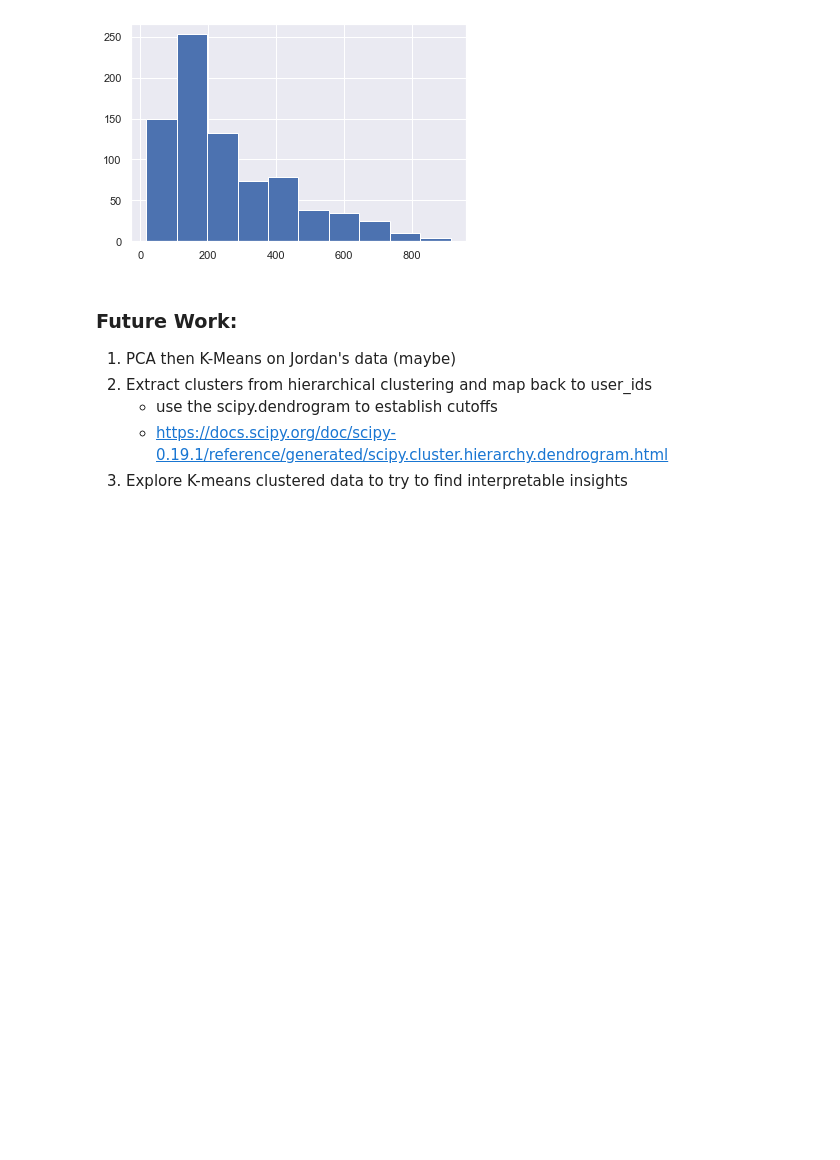
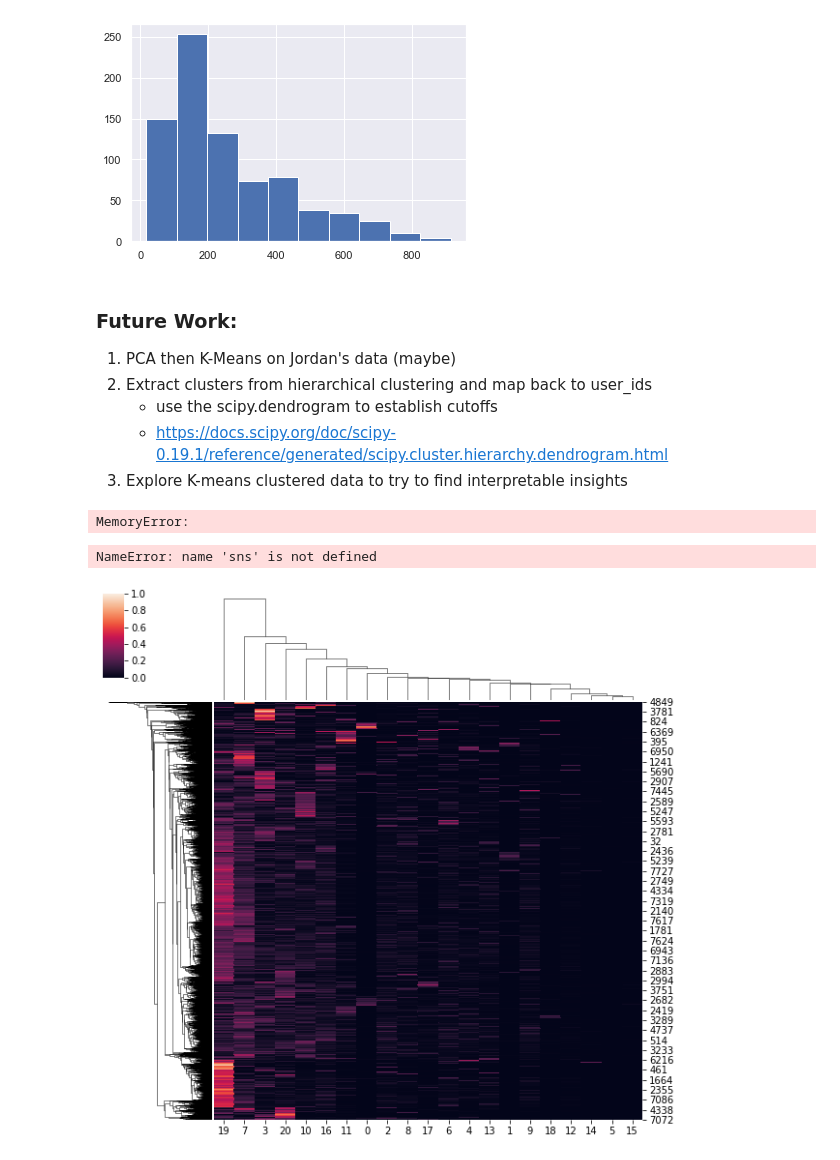
Before and after one commit to Josefa-Sullivan/Instacart, a Jupyter notebook: Zefa/K-Means, PCA Testing.ipynb, the cells around one changed output. Saved outputs shown, nothing was run; the diff lists cells and outputs as text; code cells hidden in the pictures; blank space fills up the shorter version.

```diff
--- a/Zefa/K-Means, PCA Testing.ipynb
+++ b/Zefa/K-Means, PCA Testing.ipynb
@@ -542,0 +541,14 @@ kmeans_groups_to_userid.index = np.arange(1, len(kmeans_groups_to_userid) + 1)
+# %%
+orders_fa = pd.read_csv('../data/orders_fa.csv')
+# %% [output]
+MemoryError:
+# %%
+from sklearn.cluster import MiniBatchKMeans
+kmeans =  MiniBatchKMeans(n_clusters=8000, random_state=42,batch_size=10000)
+kmeans.fit(dept_percent_df)
+# %% [output]
+NameError: name 'sns' is not defined
+# %%
+g = sns.clustermap(kmeans.cluster_centers_)
+# %% [output]
+[figure, added]
```
Also changed, not shown: parts of 11 cells of this notebook, 8 other files.
